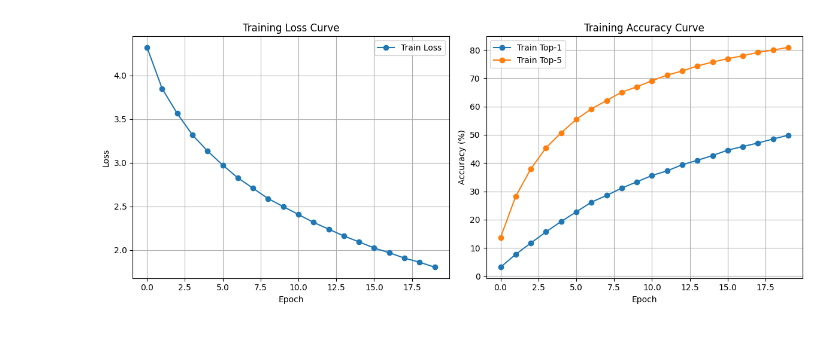
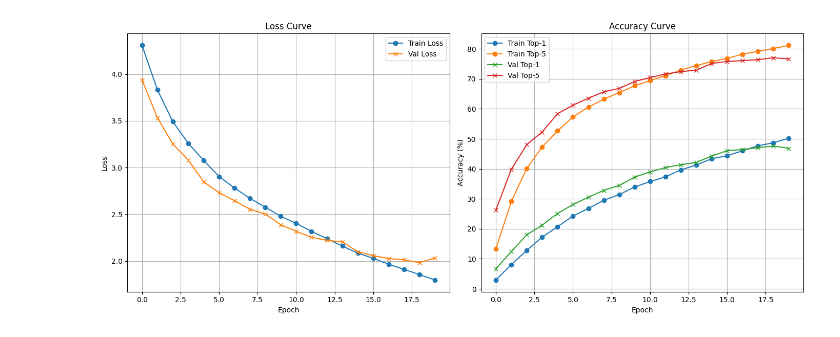
Before and after one commit to ha405/Knowledge-Distillation, a Jupyter notebook: Logit_Matching.ipynb, the cells around one changed output. Saved outputs shown, nothing was run; the diff lists cells and outputs as text; code cells hidden in the pictures.

```diff
--- a/Logit_Matching.ipynb
+++ b/Logit_Matching.ipynb
@@ -11,7 +27,7 @@ model = get_model('vgg11_bn', pretrained=False)
 criterion = nn.CrossEntropyLoss()
 optimizer = optim.Adam(model.parameters(), lr=1e-4)
 
-train_losses, train_top1, train_top5 = train(model, train_loader, optimizer, criterion, epochs=20)
+(train_losses, train_top1, train_top5), (val_losses, val_top1, val_top5) = train(model, train_loader, test_loader, optimizer, criterion, epochs=20)
 evaluate(model, test_loader, criterion)
 
 torch.save(model.state_dict(), "vgg11_bn_finetuned.pth")
@@ -38,28 +53,33 @@ Model saved as vgg11_bn_finetuned.pth
 # %%
 import matplotlib.pyplot as plt
-plt.figure(figsize=(12,5))
+plt.figure(figsize=(14,6))
 
+# Loss curve
 plt.subplot(1,2,1)
 plt.plot(train_losses, label='Train Loss', marker='o')
+plt.plot(val_losses, label='Val Loss', marker='x')
 plt.xlabel('Epoch')
 plt.ylabel('Loss')
-plt.title('Training Loss Curve')
+plt.title('Loss Curve')
 plt.grid(True)
 plt.legend()
 
+# Accuracy curve
 plt.subplot(1,2,2)
 plt.plot(train_top1, label='Train Top-1', marker='o')
 plt.plot(train_top5, label='Train Top-5', marker='o')
+plt.plot(val_top1, label='Val Top-1', marker='x')
+plt.plot(val_top5, label='Val Top-5', marker='x')
 plt.xlabel('Epoch')
 plt.ylabel('Accuracy (%)')
-plt.title('Training Accuracy Curve')
+plt.title('Accuracy Curve')
 plt.grid(True)
 plt.legend()
 
 plt.tight_layout()
 plt.show()
 # %% [output]
-[figure, old version]
+[figure, new version]
 # %%
 from data_utils import get_cifar100_loaders
 from model import get_model
```
Also changed, not shown: parts of 4 cells of this notebook, 4 other files.
